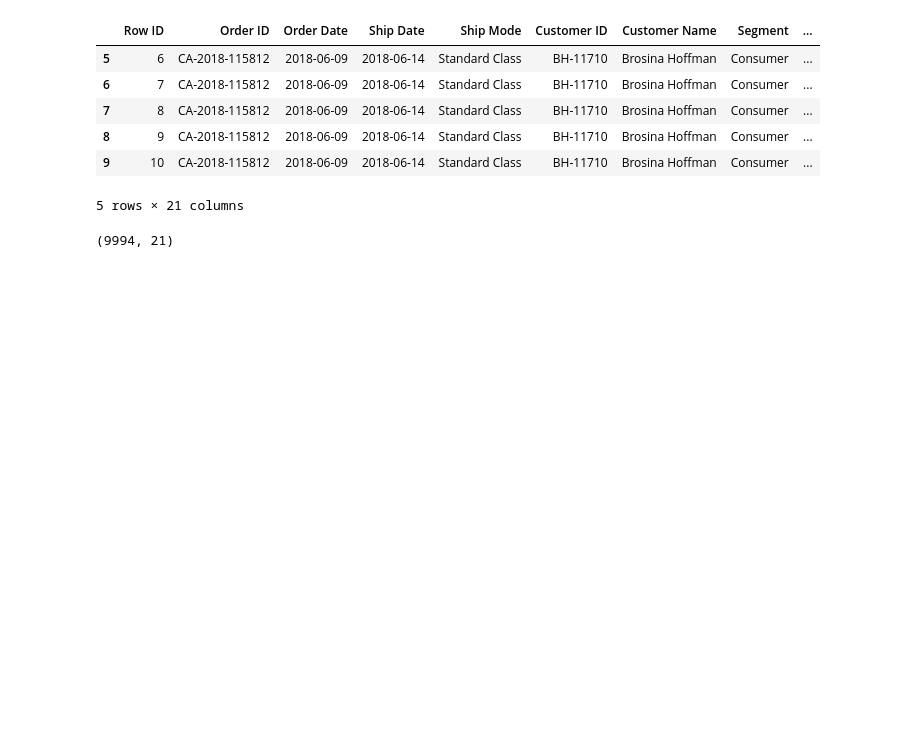
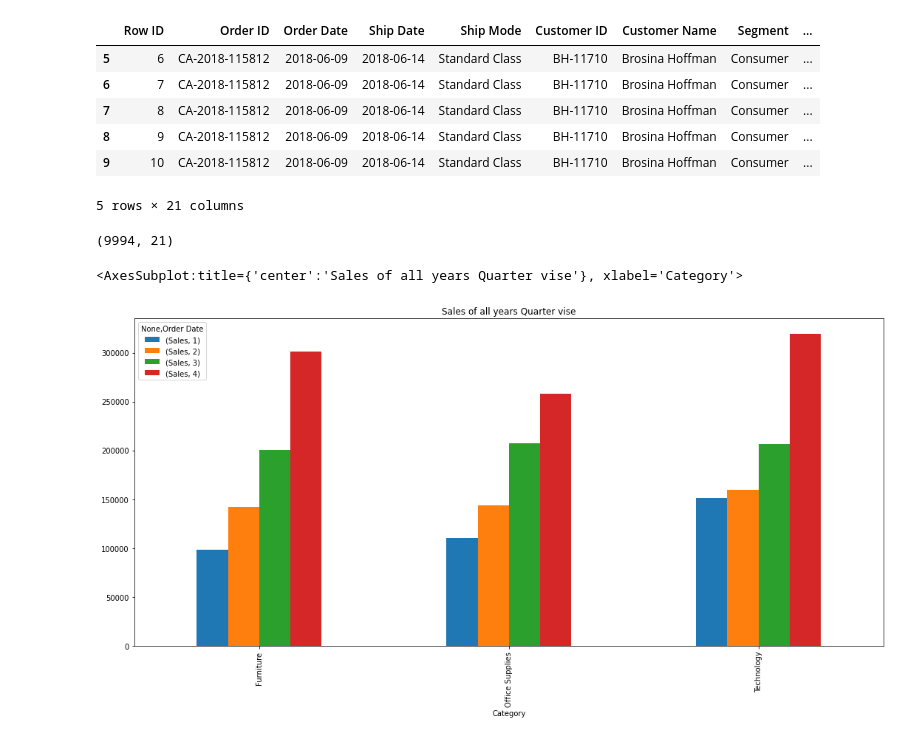
Before and after one commit to mazhar343/iPythonNotebook, a Jupyter notebook: QOR.ipynb, the cells around one changed output. Saved outputs shown, nothing was run; the diff lists cells and outputs as text; code cells hidden in the pictures; blank space fills up the shorter version.

```diff
--- a/QOR.ipynb
+++ b/QOR.ipynb
@@ -112,4 +124,12 @@ df.shape
 (9994, 21)
 # %%
 sales_of_2018_with_quarters = df_any_one_year.groupby([df['Order Date'].dt.quarter, 'Category']).aggregate({'Sales':sum})
+# %%
+sales_all_years = df.groupby([df['Order Date'].dt.quarter, 'Category']).aggregate({'Sales':sum})
+# %%
+
+sales_all_years.unstack(-2).plot(kind='bar',figsize=(15,8),title='Sales of all years Quarter vise')
+# %% [output]
+<AxesSubplot:title={'center':'Sales of all years Quarter vise'}, xlabel='Category'>
+[figure, added]
 # %%
```
Also changed, not shown: parts of 25 cells of this notebook.
